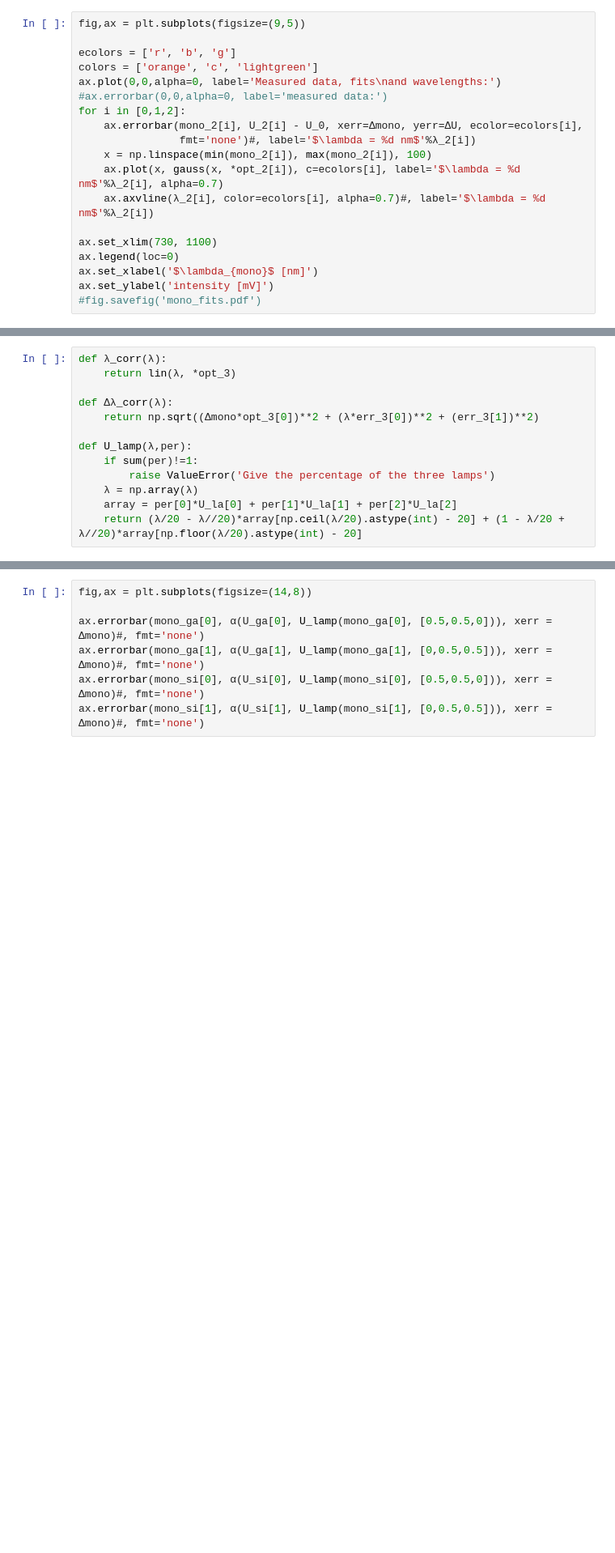
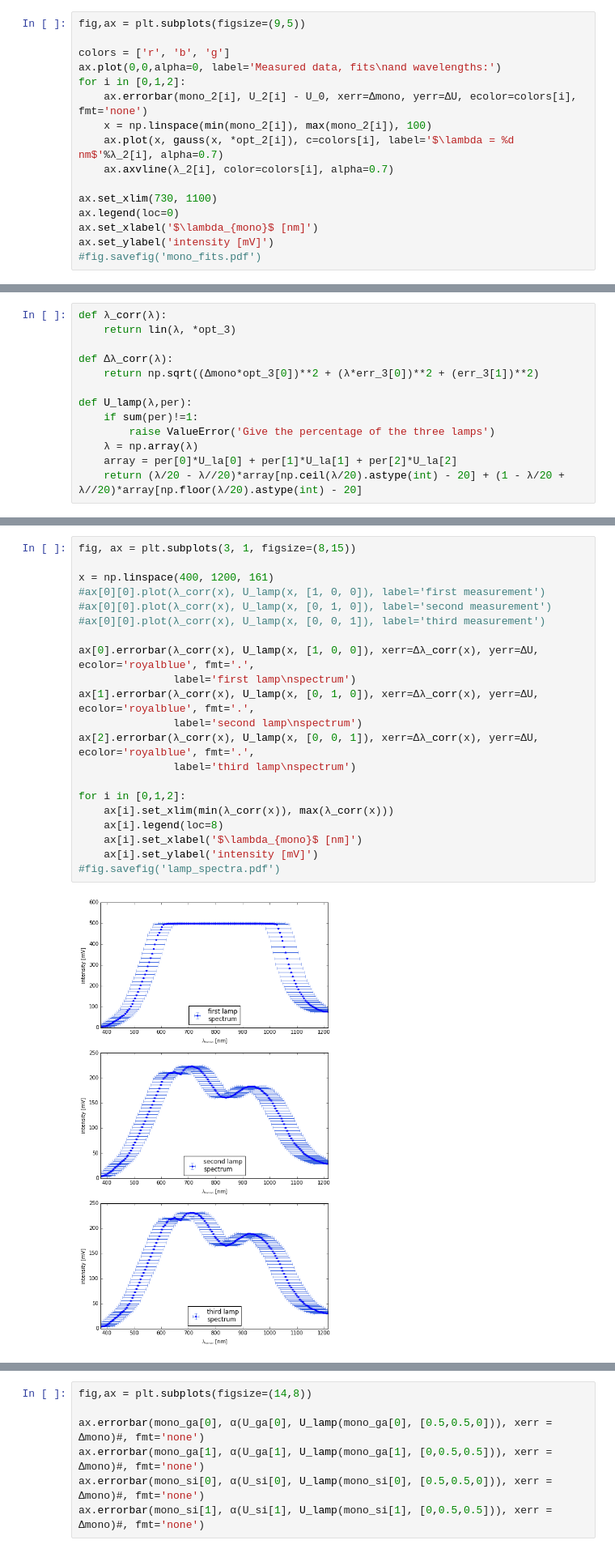
Before and after one commit to NlKLas/PyRePo, a Jupyter notebook: V44/V44.ipynb, the cells around one changed output, grey strips where cells are left out. Shown: that part at 81% size. Drawn from its saved outputs; the diff is of its cells as text; blank space fills up the shorter version.

```diff
--- a/V44/V44.ipynb
+++ b/V44/V44.ipynb
@@ -149,16 +151,13 @@ opt_2, err_2, χ2_2
 # %%
 fig,ax = plt.subplots(figsize=(9,5))
 
-ecolors = ['r', 'b', 'g']
-colors = ['orange', 'c', 'lightgreen']
+colors = ['r', 'b', 'g']
 ax.plot(0,0,alpha=0, label='Measured data, fits\nand wavelengths:')
-#ax.errorbar(0,0,alpha=0, label='measured data:')
 for i in [0,1,2]:
-    ax.errorbar(mono_2[i], U_2[i] - U_0, xerr=Δmono, yerr=ΔU, ecolor=ecolors[i],
-                fmt='none')#, label='$\lambda = %d nm$'%λ_2[i])
+    ax.errorbar(mono_2[i], U_2[i] - U_0, xerr=Δmono, yerr=ΔU, ecolor=colors[i], fmt='none')
     x = np.linspace(min(mono_2[i]), max(mono_2[i]), 100)
-    ax.plot(x, gauss(x, *opt_2[i]), c=ecolors[i], label='$\lambda = %d nm$'%λ_2[i], alpha=0.7)
-    ax.axvline(λ_2[i], color=ecolors[i], alpha=0.7)#, label='$\lambda = %d nm$'%λ_2[i])
+    ax.plot(x, gauss(x, *opt_2[i]), c=colors[i], label='$\lambda = %d nm$'%λ_2[i], alpha=0.7)
+    ax.axvline(λ_2[i], color=colors[i], alpha=0.7)
 
 ax.set_xlim(730, 1100)
 ax.legend(loc=0)
@@ -230,0 +240,23 @@ ax.plot(x, lin(x, *opt_3))
+# %%
+fig, ax = plt.subplots(3, 1, figsize=(8,15))
+
+x = np.linspace(400, 1200, 161)
+#ax[0][0].plot(λ_corr(x), U_lamp(x, [1, 0, 0]), label='first measurement')
+#ax[0][0].plot(λ_corr(x), U_lamp(x, [0, 1, 0]), label='second measurement')
+#ax[0][0].plot(λ_corr(x), U_lamp(x, [0, 0, 1]), label='third measurement')
+
+ax[0].errorbar(λ_corr(x), U_lamp(x, [1, 0, 0]), xerr=Δλ_corr(x), yerr=ΔU, ecolor='royalblue', fmt='.',
+               label='first lamp\nspectrum')
+ax[1].errorbar(λ_corr(x), U_lamp(x, [0, 1, 0]), xerr=Δλ_corr(x), yerr=ΔU, ecolor='royalblue', fmt='.',
+               label='second lamp\nspectrum')
+ax[2].errorbar(λ_corr(x), U_lamp(x, [0, 0, 1]), xerr=Δλ_corr(x), yerr=ΔU, ecolor='royalblue', fmt='.',
+               label='third lamp\nspectrum')
+
+for i in [0,1,2]:
+    ax[i].set_xlim(min(λ_corr(x)), max(λ_corr(x)))
+    ax[i].legend(loc=8)
+    ax[i].set_xlabel('$\lambda_{mono}$ [nm]')
+    ax[i].set_ylabel('intensity [mV]')
+#fig.savefig('lamp_spectra.pdf')
+# %% [output]
+[figure, added]
```
Also changed, not shown: parts of 9 cells of this notebook, 3 other files.
